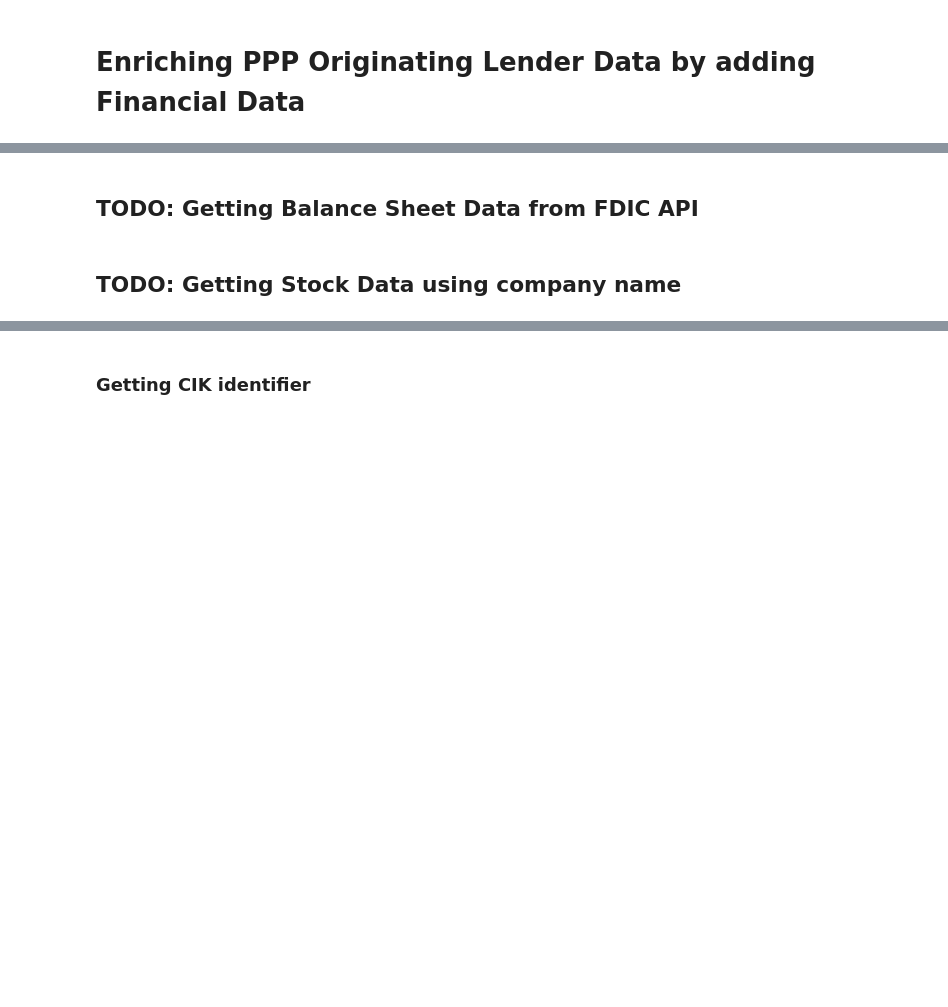
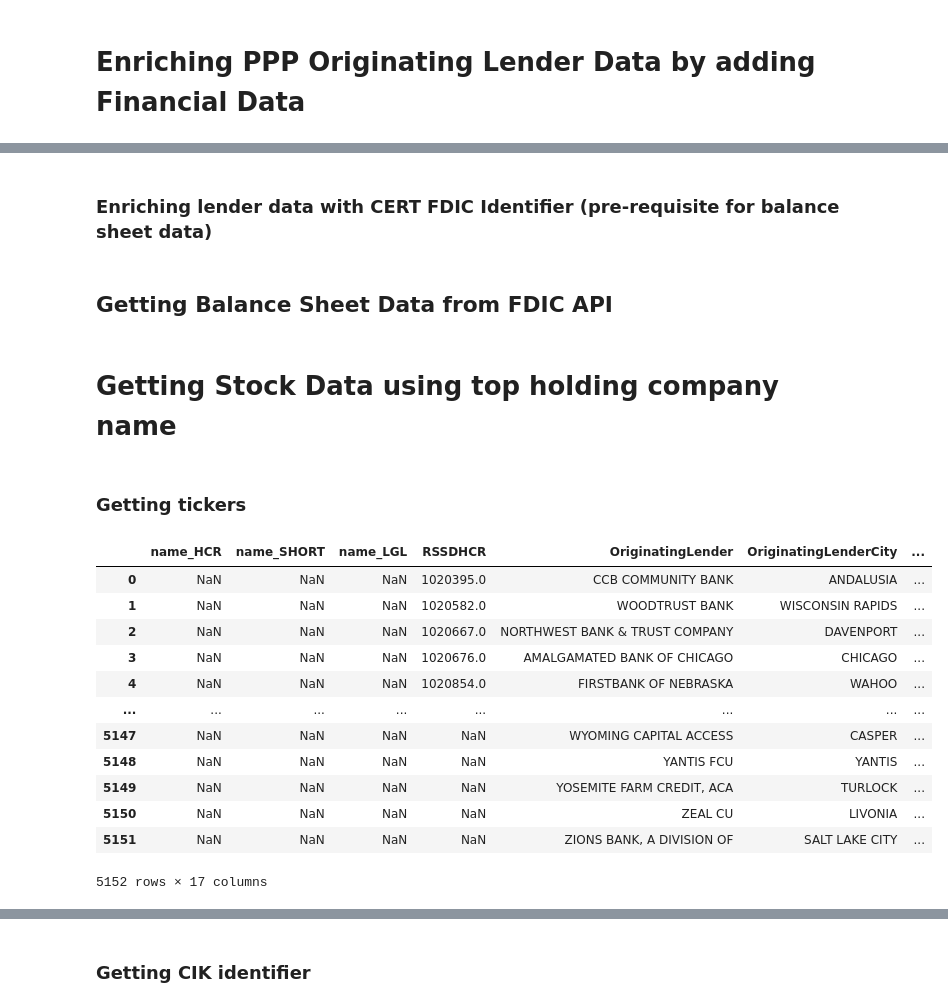
Before and after one commit to Neji128/PPP-Lender-Analysis, a Jupyter notebook: scripts/lenders_data.ipynb, the cells around one changed output, grey strips where cells are left out. Drawn from its saved outputs; the diff is of its cells as text; code cells hidden in the pictures; blank space fills up the shorter version.

```diff
--- a/scripts/lenders_data.ipynb
+++ b/scripts/lenders_data.ipynb
@@ -53,0 +111,22 @@ lenders_df.head(20)
+# %% [markdown]
+### Enriching lender data with CERT FDIC Identifier (pre-requisite for balance sheet data)
+# %%
+def get_cert_from_lender_name(lender_name):
+    lender_name = urllib.parse.quote(lender_name)
+    lender_name = lender_name.rstrip(".")
+    URL = f'https://banks.data.fdic.gov/api/institutions?filters=NAME:"{lender_name}"&fields=CERT&sort_by=OFFICES&sort_order=DESC&limit=10&offset=0&format=json&download=false&filename=data_file'
+    # headers = {"accept:": "application/json"}
+    r = requests.get(URL)
+    # print(lender_name, r.json())
+    if 'errors' in r.json():
+        return None
+    if len(r.json()['data']) >0:
+        return r.json()['data'][0]['data']['CERT']
+    lender_name = lender_name.replace(",", "")
+    URL = f'https://banks.data.fdic.gov/api/institutions?filters=NAME:"{lender_name}"&fields=CERT&sort_by=OFFICES&sort_order=DESC&limit=10&offset=0&format=json&download=false&filename=data_file'
+    r = requests.get(URL)
+    if len(r.json()['data']) >0:
+         return r.json()['data'][0]['data']['CERT']
+    return None
+
+lenders_enriched_df['CERT'] = lenders_enriched_df['OriginatingLender'].map(get_cert_from_lender_name)
@@ -54,2 +135,2 @@ lenders_df.head(20)
 # %% [markdown]
-## TODO: Getting Balance Sheet Data from FDIC API
+## Getting Balance Sheet Data from FDIC API
@@ -72,2 +163,39 @@ def enrich_lender_list_with_balance_sheets(lender_list):
 # %% [markdown]
-## TODO: Getting Stock Data using company name
+# Getting Stock Data using top holding company name
+# %% [markdown]
+###  Getting tickers
+# %%
+lender_holding_df = lenders_enriched_df.copy()
+tickers = pd.read_json('../data/raw/institution_data/iex_tickers.json')
+tickers['name'] = tickers['name'].str.upper()
+# tickers = tickers[~tickers.symbol.str.contains('.')]
+import re
+pat = f'({"|".join([re.escape(ticker) for ticker in tickers.name])})'
+lender_holding_df.insert(0, 'name_LGL', lender_holding_df['NM_LGL'].str.extract(pat, expand=False,flags=re.IGNORECASE))
+lender_holding_df.insert(0, 'name_SHORT', lender_holding_df['NM_SHORT'].str.extract(pat, expand=False,flags=re.IGNORECASE))
+lender_holding_df.insert(0, 'name_HCR', lender_holding_df['NAMEHCR'].str.extract(pat, expand=False,flags=re.IGNORECASE))
+
+def check_names(row):
+    if pd.notnull(row.name_LGL):
+        return(row.name_LGL)
+    elif pd.notnull(row.name_SHORT):
+        return(row.name_SHORT)
+    else:
+        return(row.name_HCR)
+
+lender_holding_df['combined_name'] = lender_holding_df.apply(check_names, axis=1)
+lender_holding_df
+# %% [output]
+|  | name_HCR | name_SHORT | name_LGL | RSSDHCR | OriginatingLender | OriginatingLenderCity | ... |
+| 0 | NaN | NaN | NaN | 1020395.0 | CCB COMMUNITY BANK | ANDALUSIA | ... |
+| 1 | NaN | NaN | NaN | 1020582.0 | WOODTRUST BANK | WISCONSIN RAPIDS | ... |
+| 2 | NaN | NaN | NaN | 1020667.0 | NORTHWEST BANK & TRUST COMPANY | DAVENPORT | ... |
+| 3 | NaN | NaN | NaN | 1020676.0 | AMALGAMATED BANK OF CHICAGO | CHICAGO | ... |
+| 4 | NaN | NaN | NaN | 1020854.0 | FIRSTBANK OF NEBRASKA | WAHOO | ... |
+| ... | ... | ... | ... | ... | ... | ... | ... |
+| 5147 | NaN | NaN | NaN | NaN | WYOMING CAPITAL ACCESS | CASPER | ... |
+| 5148 | NaN | NaN | NaN | NaN | YANTIS FCU | YANTIS | ... |
+| 5149 | NaN | NaN | NaN | NaN | YOSEMITE FARM CREDIT, ACA | TURLOCK | ... |
+| 5150 | NaN | NaN | NaN | NaN | ZEAL CU | LIVONIA | ... |
+| 5151 | NaN | NaN | NaN | NaN | ZIONS BANK, A DIVISION OF | SALT LAKE CITY | ... |
+5152 rows × 17 columns
```
Also changed, not shown: parts of 29 cells of this notebook, 1 other file.
